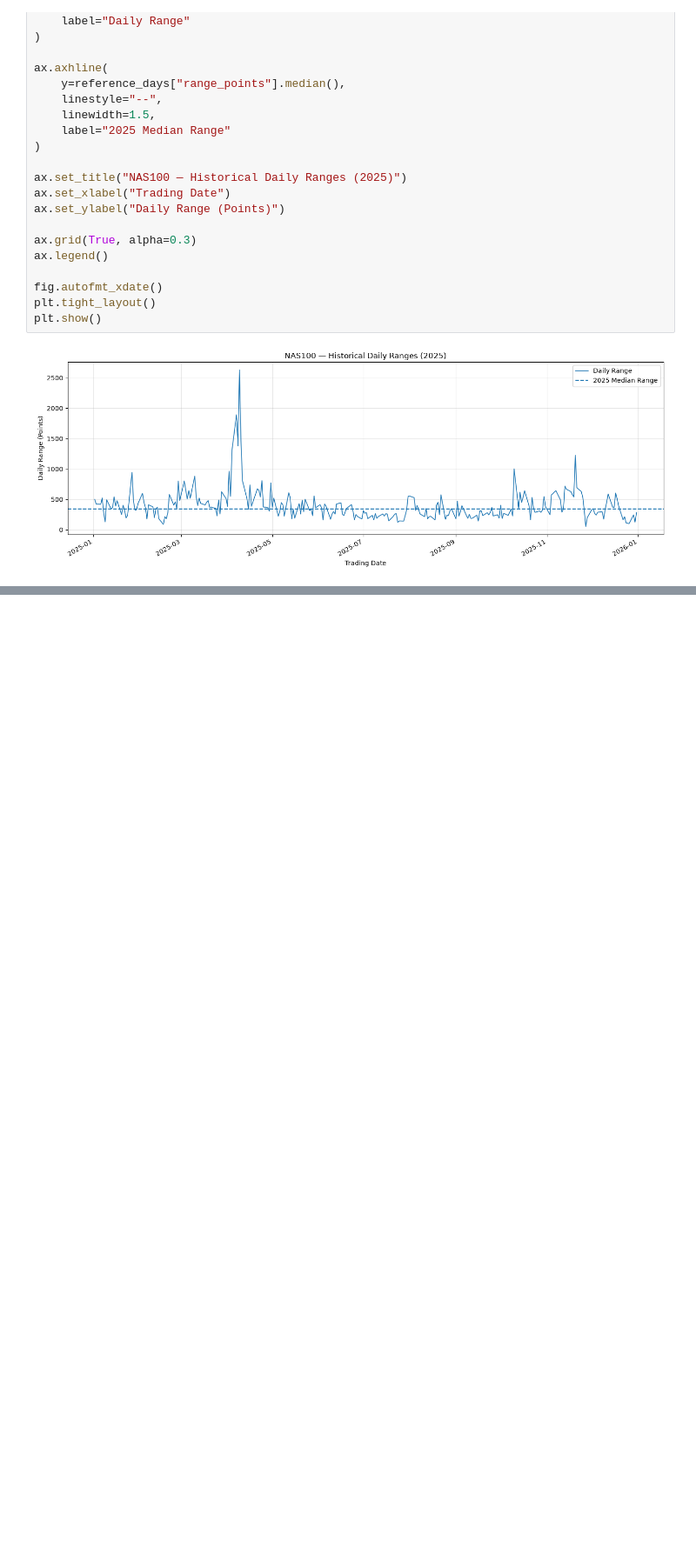
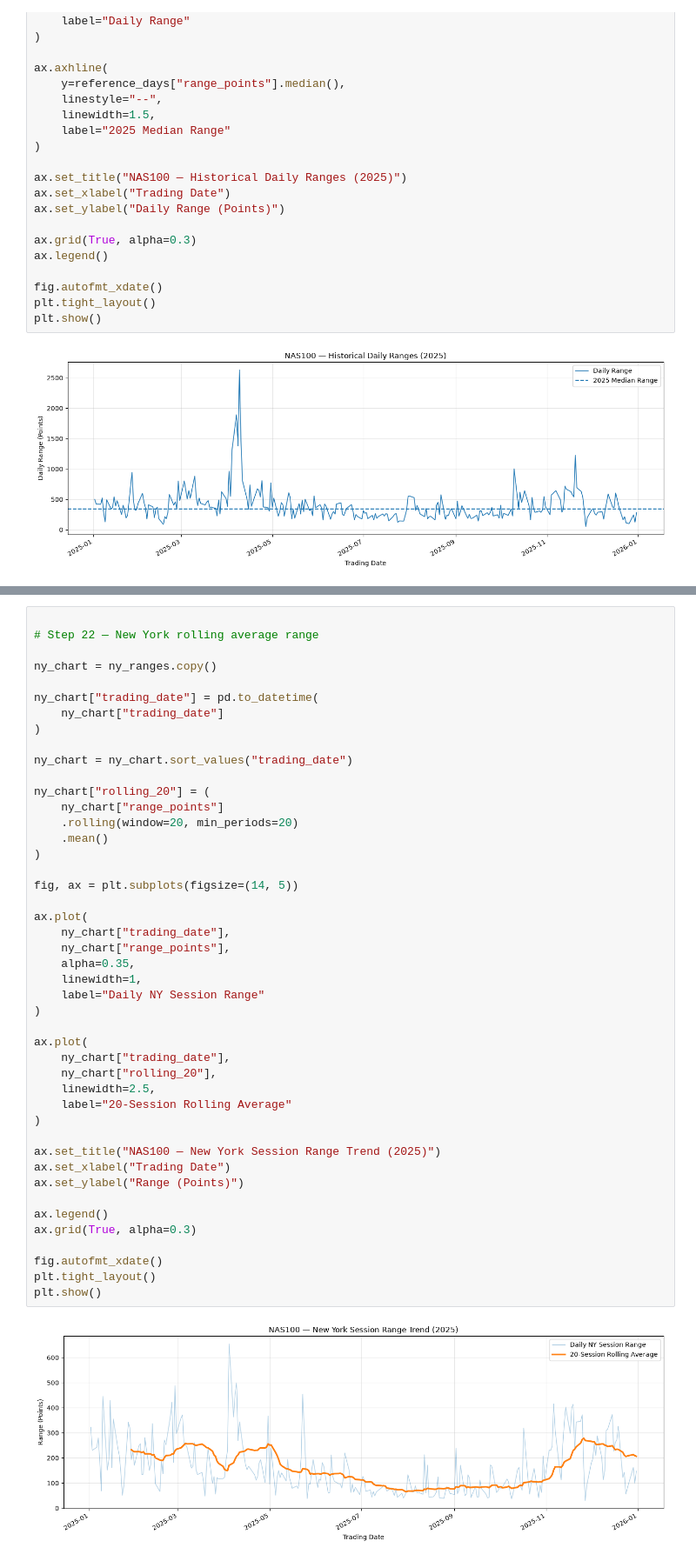
Before and after one commit to oa1013/candle-fetcher, a Jupyter notebook: notebooks/08_daily_session_range_analyzer.ipynb, the cells around one changed output, grey strips where cells are left out. Shown at 87% size. Cells and saved outputs as stored; diff of their text form; blank space fills up the shorter version.

```diff
--- a/notebooks/08_daily_session_range_analyzer.ipynb
+++ b/notebooks/08_daily_session_range_analyzer.ipynb
@@ -802,0 +879,47 @@ plt.show()
+# %%
+
+# Step 22 — New York rolling average range
+
+ny_chart = ny_ranges.copy()
+
+ny_chart["trading_date"] = pd.to_datetime(
+    ny_chart["trading_date"]
+)
+
+ny_chart = ny_chart.sort_values("trading_date")
+
+ny_chart["rolling_20"] = (
+    ny_chart["range_points"]
+    .rolling(window=20, min_periods=20)
+    .mean()
+)
+
+fig, ax = plt.subplots(figsize=(14, 5))
+
+ax.plot(
+    ny_chart["trading_date"],
+    ny_chart["range_points"],
+    alpha=0.35,
+    linewidth=1,
+    label="Daily NY Session Range"
+)
+
+ax.plot(
+    ny_chart["trading_date"],
+    ny_chart["rolling_20"],
+    linewidth=2.5,
+    label="20-Session Rolling Average"
+)
+
+ax.set_title("NAS100 — New York Session Range Trend (2025)")
+ax.set_xlabel("Trading Date")
+ax.set_ylabel("Range (Points)")
+
+ax.legend()
+ax.grid(True, alpha=0.3)
+
+fig.autofmt_xdate()
+plt.tight_layout()
+plt.show()
+# %% [output]
+[figure, added]
```
Also changed, not shown: parts of 3 cells of this notebook.
